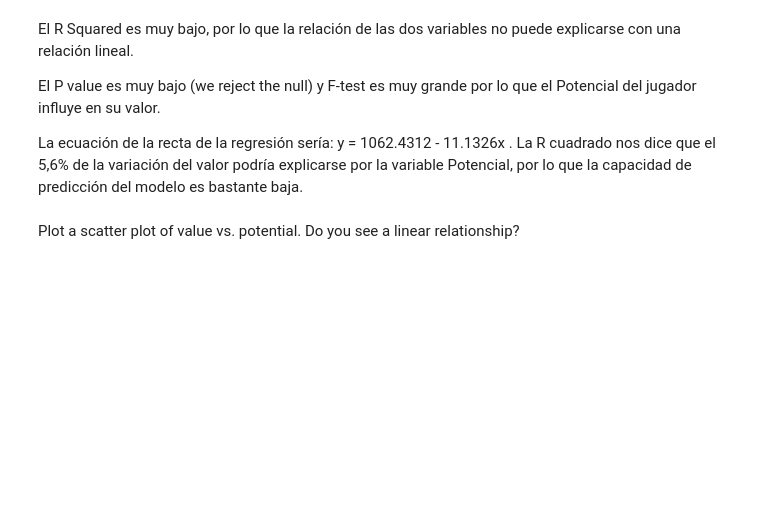
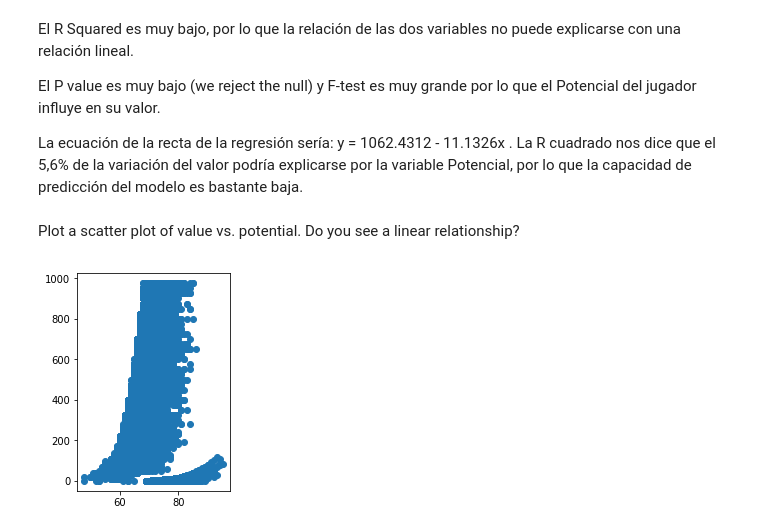
Before and after one commit to LiviaCanet/datamad0119, a Jupyter notebook: module-2/lab-correlation-tests-with-scipy/your-code/main.ipynb, the cells around one changed output. Saved outputs shown, nothing was run; the diff lists cells and outputs as text; code cells hidden in the pictures; blank space fills up the shorter version.

```diff
--- a/module-2/lab-correlation-tests-with-scipy/your-code/main.ipynb
+++ b/module-2/lab-correlation-tests-with-scipy/your-code/main.ipynb
@@ -192,0 +191,17 @@ Plot a scatter plot of value vs. potential. Do you see a linear relationship?
+# %%
+# Your code here:
+
+def linearRegStats(x,y):
+
+    X = sm.add_constant(x)
+    Y = y
+
+    model = sm.OLS(Y, X).fit()
+    predictions = model.predict(X)
+    print_model = model.summary()
+    plt.scatter(x,y)
+
+plt.subplot(1,2,1)
+linearRegStats(fifa.Potential, fifa.ValueNumeric)
+# %% [output]
+[figure, added]
```
Also changed, not shown: parts of 1 cell of this notebook.
